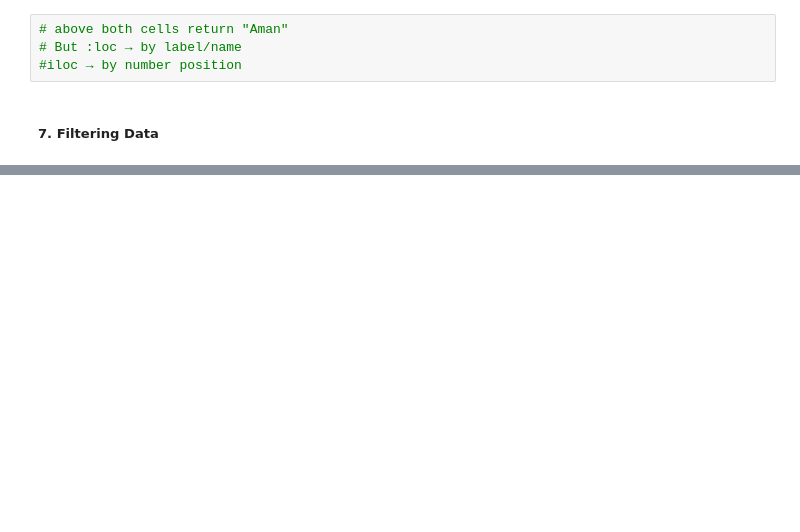
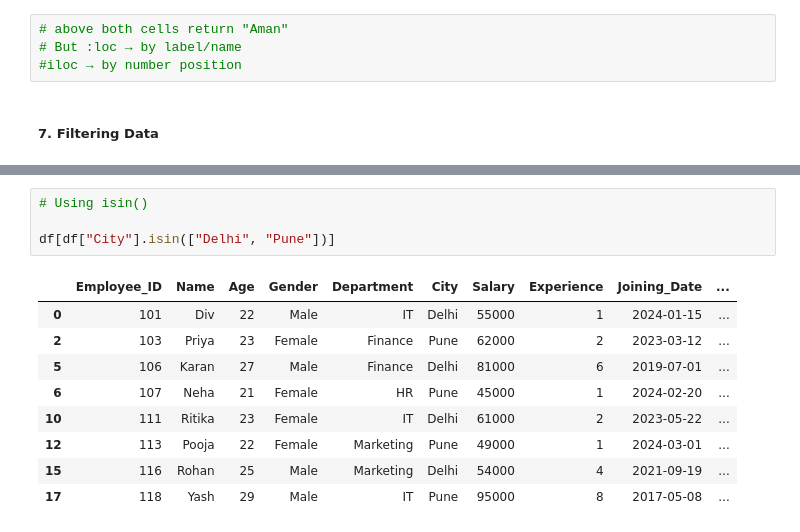
Before and after one commit to Divansh06/Ml_With_Python., a Jupyter notebook: pandas_2.ipynb, the cells around one changed output, grey strips where cells are left out. Saved outputs shown, nothing was run; the diff lists cells and outputs as text; blank space fills up the shorter version.

```diff
--- a/pandas_2.ipynb
+++ b/pandas_2.ipynb
@@ -39,0 +149,14 @@ df[(df["Age"] > 21) & (df["City"] == "Pune")]
+# %%
+# Using isin()
+
+df[df["City"].isin(["Delhi", "Pune"])]
+# %% [output]
+|  | Employee_ID | Name | Age | Gender | Department | City | Salary | Experience | Joining_Date | ... |
+| 0 | 101 | Div | 22 | Male | IT | Delhi | 55000 | 1 | 2024-01-15 | ... |
+| 2 | 103 | Priya | 23 | Female | Finance | Pune | 62000 | 2 | 2023-03-12 | ... |
+| 5 | 106 | Karan | 27 | Male | Finance | Delhi | 81000 | 6 | 2019-07-01 | ... |
+| 6 | 107 | Neha | 21 | Female | HR | Pune | 45000 | 1 | 2024-02-20 | ... |
+| 10 | 111 | Ritika | 23 | Female | IT | Delhi | 61000 | 2 | 2023-05-22 | ... |
+| 12 | 113 | Pooja | 22 | Female | Marketing | Pune | 49000 | 1 | 2024-03-01 | ... |
+| 15 | 116 | Rohan | 25 | Male | Marketing | Delhi | 54000 | 4 | 2021-09-19 | ... |
+| 17 | 118 | Yash | 29 | Male | IT | Pune | 95000 | 8 | 2017-05-08 | ... |
```
Also changed, not shown: parts of 13 cells of this notebook.
